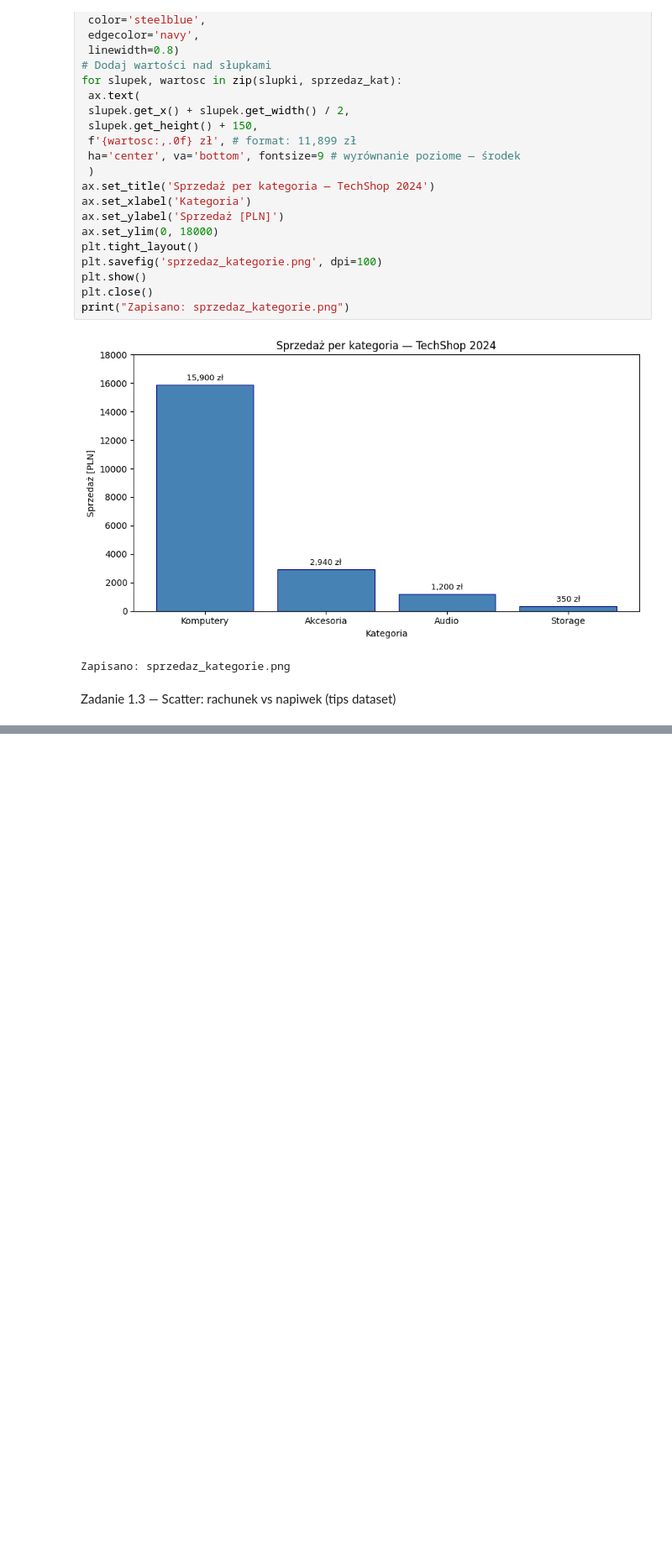
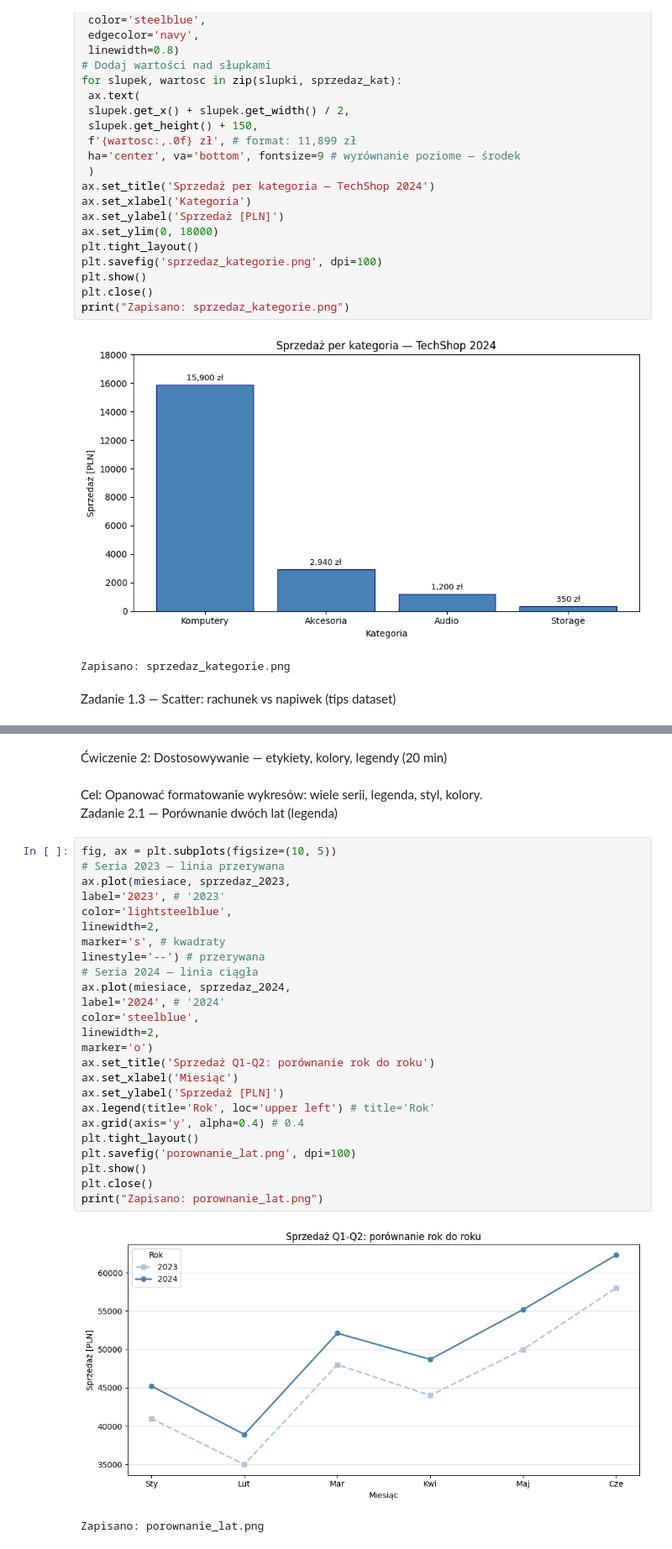
Before and after one commit to AlexaDRS/python2-lab, a Jupyter notebook: lab09/lab09_matplotlib.ipynb, the cells around one changed output, grey strips where cells are left out. Shown at 84% size. Drawn from its saved outputs; the diff is of its cells as text; blank space fills up the shorter version.

Commit message:
L09: matplotlib — wykresy, subplots, dashboard

```diff
--- a/lab09/lab09_matplotlib.ipynb
+++ b/lab09/lab09_matplotlib.ipynb
@@ -100,0 +105,34 @@ print("Zapisano: scatter_tips.png")
+# %% [markdown]
+Ćwiczenie 2: Dostosowywanie — etykiety, kolory, legendy (20 min)
+# %% [markdown]
+Cel: Opanować formatowanie wykresów: wiele serii, legenda, styl, kolory.
+\
+Zadanie 2.1 — Porównanie dwóch lat (legenda)
+# %%
+fig, ax = plt.subplots(figsize=(10, 5))
+# Seria 2023 — linia przerywana
+ax.plot(miesiace, sprzedaz_2023,
+label='2023', # '2023'
+color='lightsteelblue',
+linewidth=2,
+marker='s', # kwadraty
+linestyle='--') # przerywana
+# Seria 2024 — linia ciągła
+ax.plot(miesiace, sprzedaz_2024,
+label='2024', # '2024'
+color='steelblue',
+linewidth=2,
+marker='o')
+ax.set_title('Sprzedaż Q1-Q2: porównanie rok do roku')
+ax.set_xlabel('Miesiąc')
+ax.set_ylabel('Sprzedaż [PLN]')
+ax.legend(title='Rok', loc='upper left') # title='Rok'
+ax.grid(axis='y', alpha=0.4) # 0.4
+plt.tight_layout()
+plt.savefig('porownanie_lat.png', dpi=100)
+plt.show()
+plt.close()
+print("Zapisano: porownanie_lat.png")
+# %% [output]
+[figure, added]
+Zapisano: porownanie_lat.png
```
Also changed, not shown: parts of 15 cells of this notebook, 2 other files.
